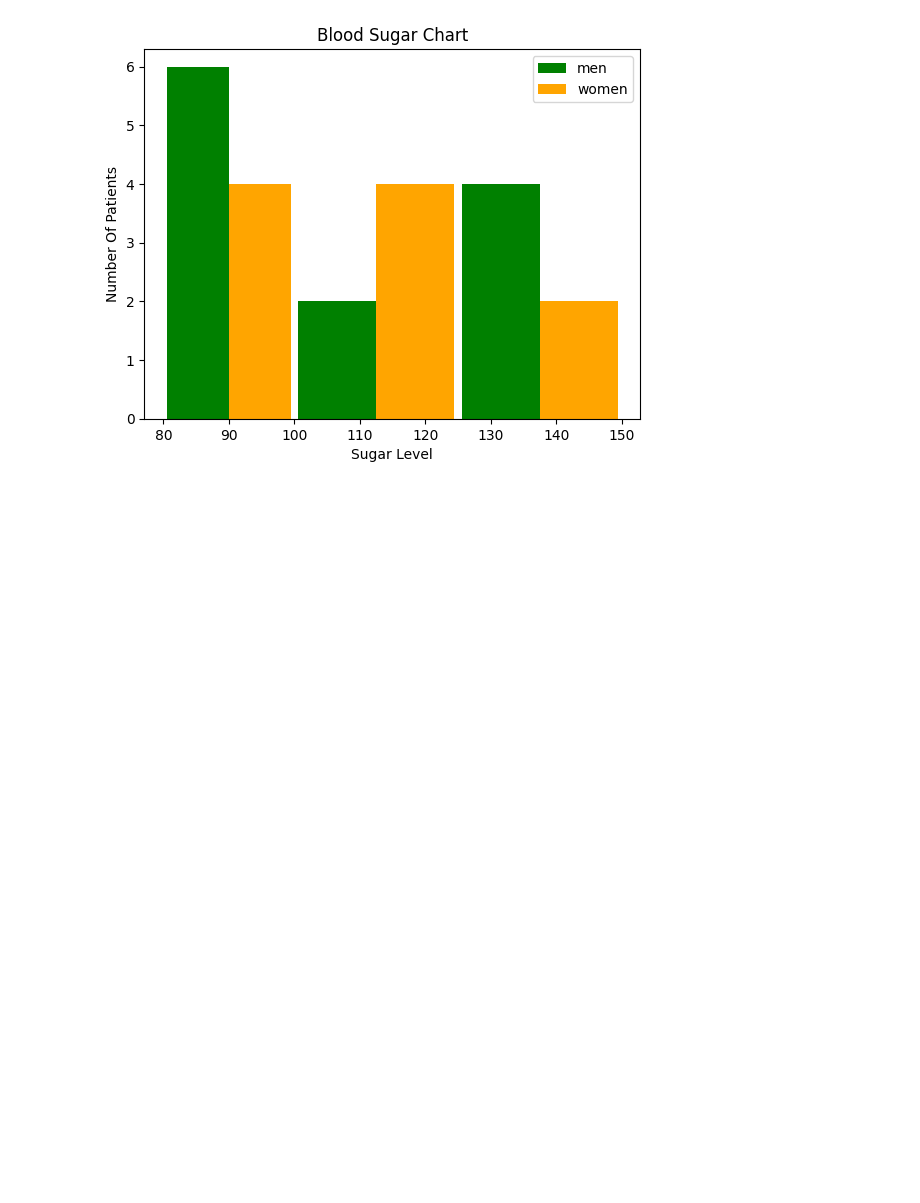
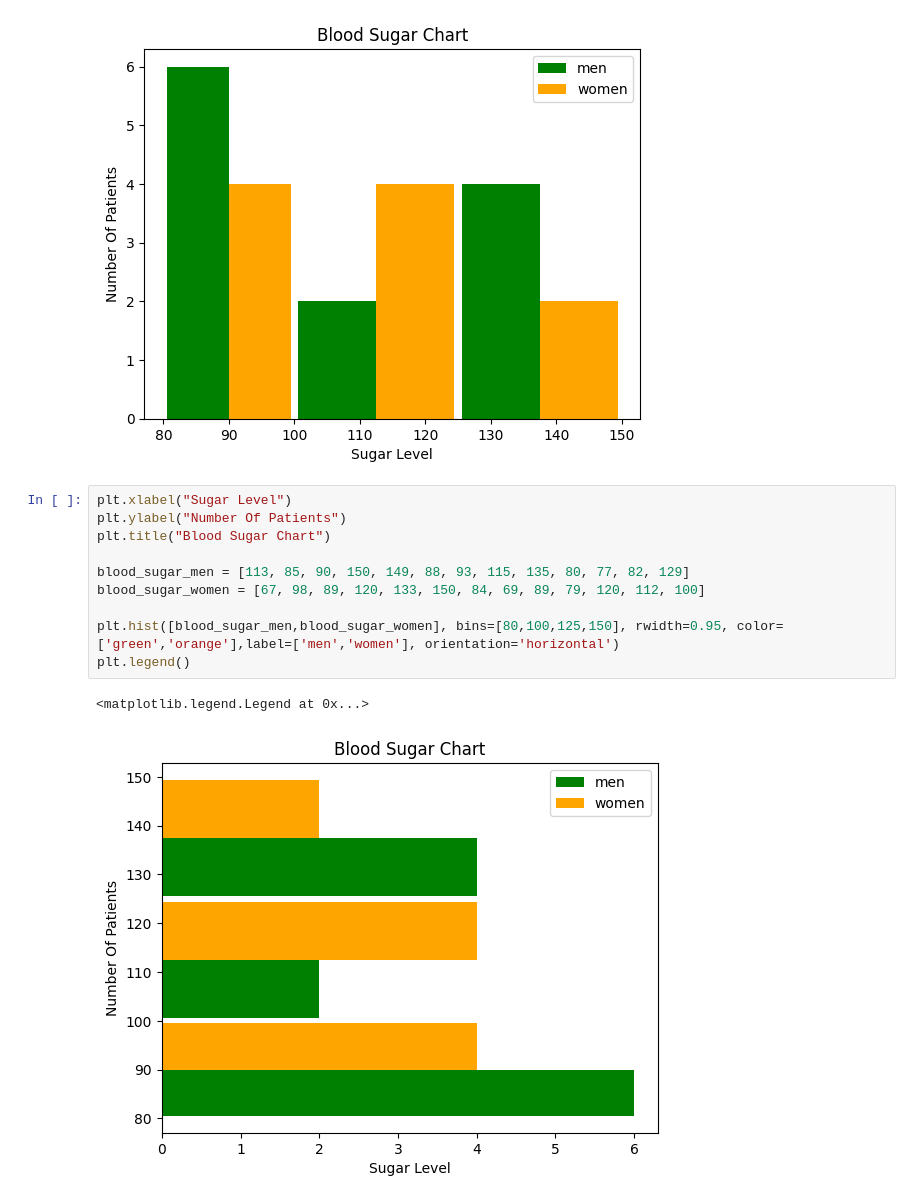
Before and after one commit to ashrafulparan2/Python, a Jupyter notebook: Matplotlib/5.Histogram.ipynb, the cells around one changed output. Drawn from its saved outputs; the diff is of its cells as text; blank space fills up the shorter version.

```diff
--- a/Matplotlib/5.Histogram.ipynb
+++ b/Matplotlib/5.Histogram.ipynb
@@ -23,3 +23,16 @@ plt.legend()
 # %% [output]
 <matplotlib.legend.Legend at 0x...>
 [figure]
+# %%
+plt.xlabel("Sugar Level")
+plt.ylabel("Number Of Patients")
+plt.title("Blood Sugar Chart")
+
+blood_sugar_men = [113, 85, 90, 150, 149, 88, 93, 115, 135, 80, 77, 82, 129]
+blood_sugar_women = [67, 98, 89, 120, 133, 150, 84, 69, 89, 79, 120, 112, 100]
+
+plt.hist([blood_sugar_men,blood_sugar_women], bins=[80,100,125,150], rwidth=0.95, color=['green','orange'],label=['men','women'], orientation='horizontal')
+plt.legend()
+# %% [output]
+<matplotlib.legend.Legend at 0x...>
+[figure, added]
```
